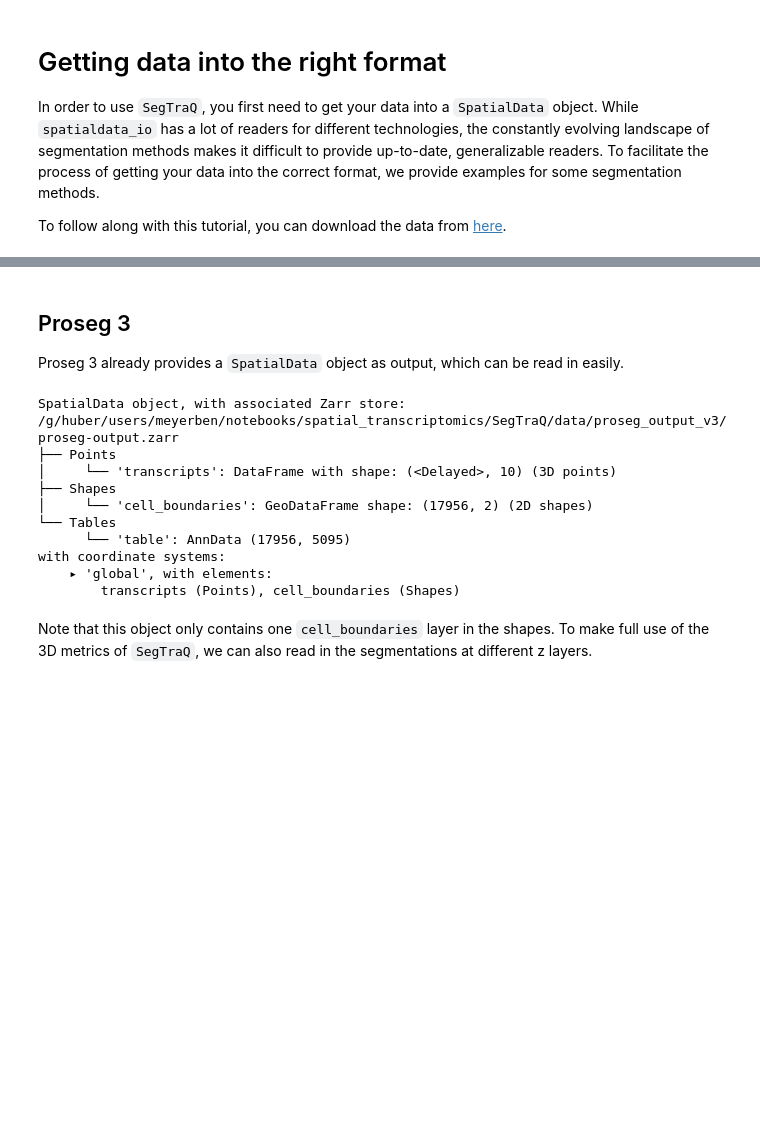
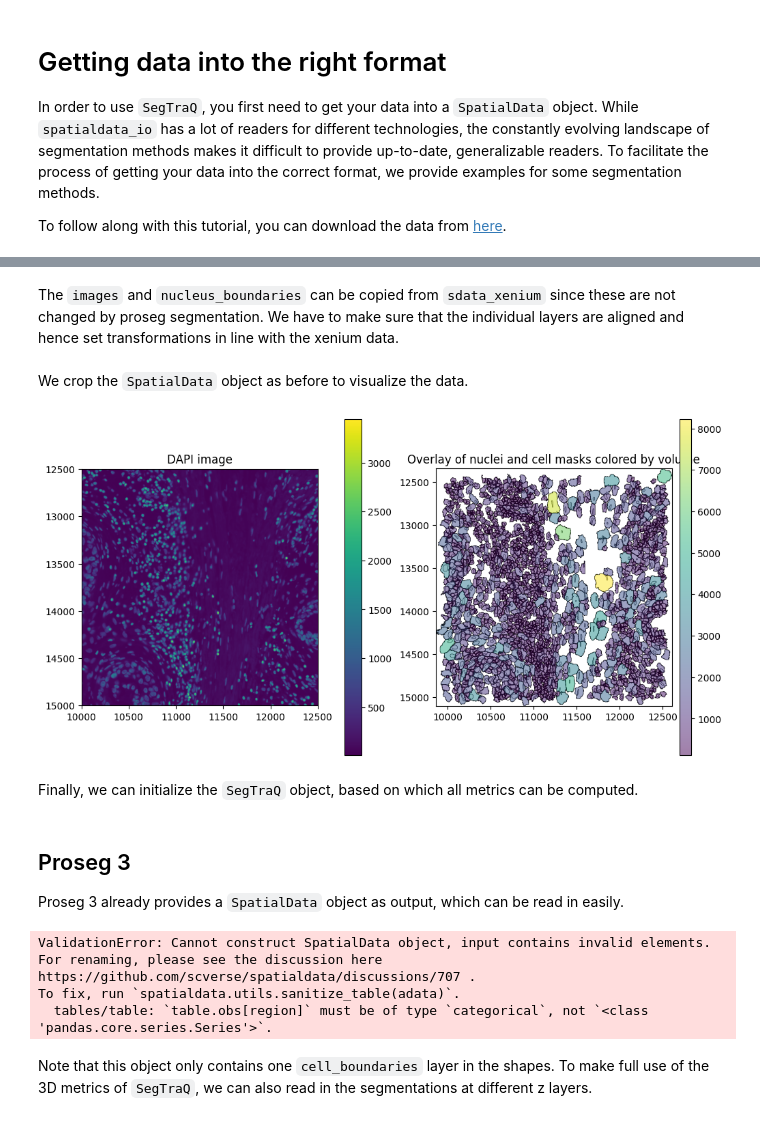
Before and after one commit to LazDaria/SegTraQ, a Jupyter notebook: docs/notebooks/io.ipynb, the cells around one changed output, grey strips where cells are left out. Cells and saved outputs as stored; diff of their text form; code cells hidden in the pictures; blank space fills up the shorter version.

```diff
--- a/docs/notebooks/io.ipynb
+++ b/docs/notebooks/io.ipynb
@@ -203,0 +327,53 @@ sdata_xenium.pl.render_shapes("cell_boundaries", color="cell_area").pl.show(
+# %%
+sdata_proseg2 = sd.SpatialData(
+    points={"transcripts": sd.models.PointsModel.parse(transcripts_df)},
+    shapes=shapes_dict,
+    tables={"table": sd.models.TableModel.parse(adata, region_key="region", region="cell_boundaries", instance_key="cell_id")}
+)
+# %% [markdown]
+The `images` and `nucleus_boundaries` can be copied from `sdata_xenium` since these are not changed by proseg segmentation. We have to make sure that the individual layers are aligned and hence set transformations in line with the xenium data.
+# %%
+sdata_proseg2.images["morphology_focus"] = sdata_xenium.images["morphology_focus"]
+sdata_proseg2.shapes["nucleus_boundaries"] = sdata_xenium.shapes["nucleus_boundaries"]
+
+xenium_transformation = get_transformation(sdata_xenium.shapes["cell_boundaries"])
+set_transformation(sdata_proseg2.shapes["cell_boundaries"], xenium_transformation)
+set_transformation(sdata_proseg2.points["transcripts"], xenium_transformation)
+# %% [markdown]
+We crop the `SpatialData` object as before to visualize the data.
+# %%
+def crop(ws):
+    return ws.query.bounding_box(
+        axes=["x", "y"],
+        min_coordinate=[bb_xmin, bb_ymin],
+        max_coordinate=[bb_xmax, bb_ymax],
+        target_coordinate_system="global",
+    )
+
+sdata_proseg2_crop = crop(sdata_proseg2)
+# %%
+axes = plt.subplots(1, 2, figsize=(10, 5), constrained_layout=True)[1].flatten()
+
+# Plot DAPI image
+sdata_proseg2_crop.pl.render_images("morphology_focus").pl.show(ax=axes[0], title="DAPI image", coordinate_systems="global")
+
+# Plot overlay of nuclei and cell boundaries colored by volume (proseg measures volume instead of area)
+sdata_proseg2_crop.pl.render_shapes(
+        element="nucleus_boundaries",
+        fill_alpha=0.2,
+        outline_alpha=1.0,
+        outline_width=0.5,
+        outline_color="black",
+    ).pl.render_shapes(
+        element="cell_boundaries",
+        color="volume",
+        cmap="viridis",
+        fill_alpha=0.5,
+        outline_alpha=1.0,
+        outline_width=0.5,
+        outline_color="black",
+    ).pl.show(ax=axes[1], title="Overlay of nuclei and cell masks colored by volume", colorbar=True)
+# %% [output]
+[figure, added]
+# %% [markdown]
+Finally, we can initialize the `SegTraQ` object, based on which all metrics can be computed.
@@ -206,24 +392,13 @@ sdata_xenium.pl.render_shapes("cell_boundaries", color="cell_area").pl.show(
 
 Proseg 3 already provides a `SpatialData` object as output, which can be read in easily.
 # %%
-%load_ext autoreload
-%autoreload 2
-
-import spatialdata as sd
-
-sdata = sd.read_zarr("../../data/proseg_output_v3/proseg-output.zarr/")
+sdata = sd.read_zarr(data_path / "proseg_output_v3/proseg-output.zarr")
 sdata
 # %% [output]
-SpatialData object, with associated Zarr store: /g/huber/users/meyerben/notebooks/spatial_transcriptomics/SegTraQ/data/proseg_output_v3/proseg-output.zarr
-├── Points
-│     └── 'transcripts': DataFrame with shape: (<Delayed>, 10) (3D points)
-├── Shapes
-│     └── 'cell_boundaries': GeoDataFrame shape: (17956, 2) (2D shapes)
-└── Tables
-      └── 'table': AnnData (17956, 5095)
-with coordinate systems:
-    ▸ 'global', with elements:
-        transcripts (Points), cell_boundaries (Shapes)
+ValidationError: Cannot construct SpatialData object, input contains invalid elements.
+For renaming, please see the discussion here https://github.com/scverse/spatialdata/discussions/707 .
+To fix, run `spatialdata.utils.sanitize_table(adata)`.
+  tables/table: `table.obs[region]` must be of type `categorical`, not `<class 'pandas.core.series.Series'>`.
 # %% [markdown]
 Note that this object only contains one `cell_boundaries` layer in the shapes. To make full use of the 3D metrics of `SegTraQ`, we can also read in the segmentations at different z layers.
 # %%
```
Also changed, not shown: parts of 60 cells of this notebook, 1 other file.
